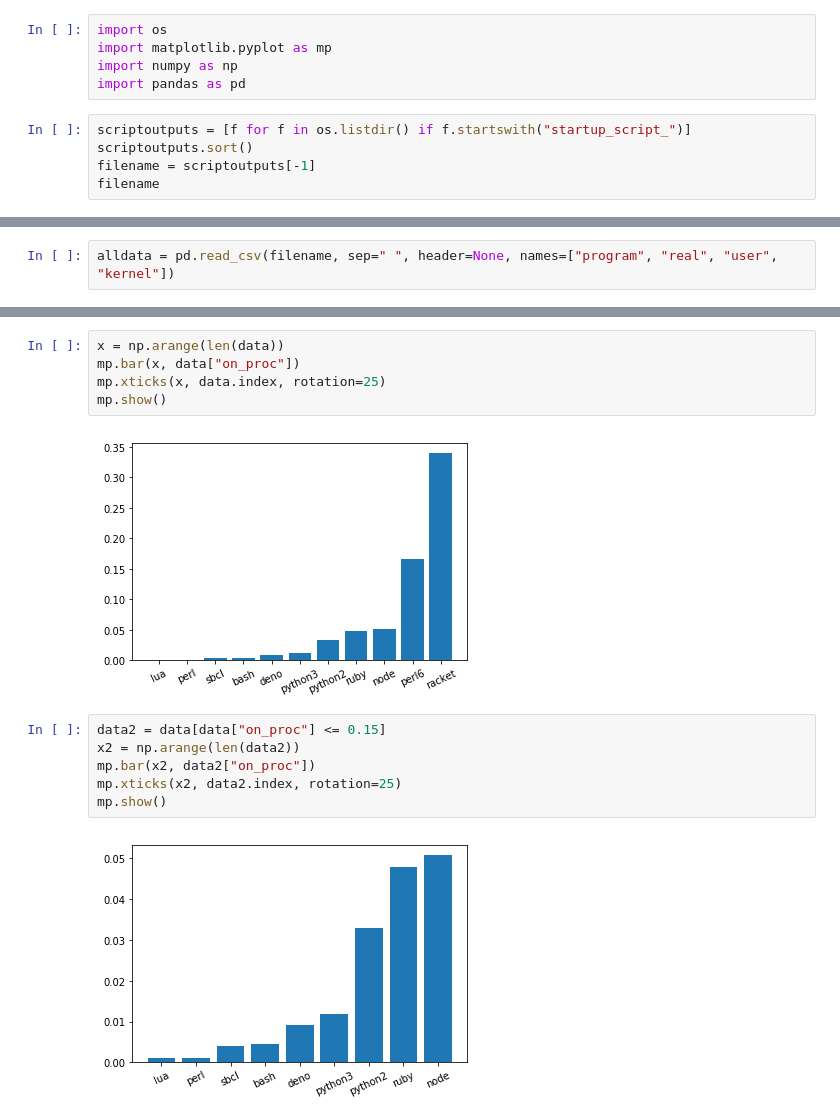
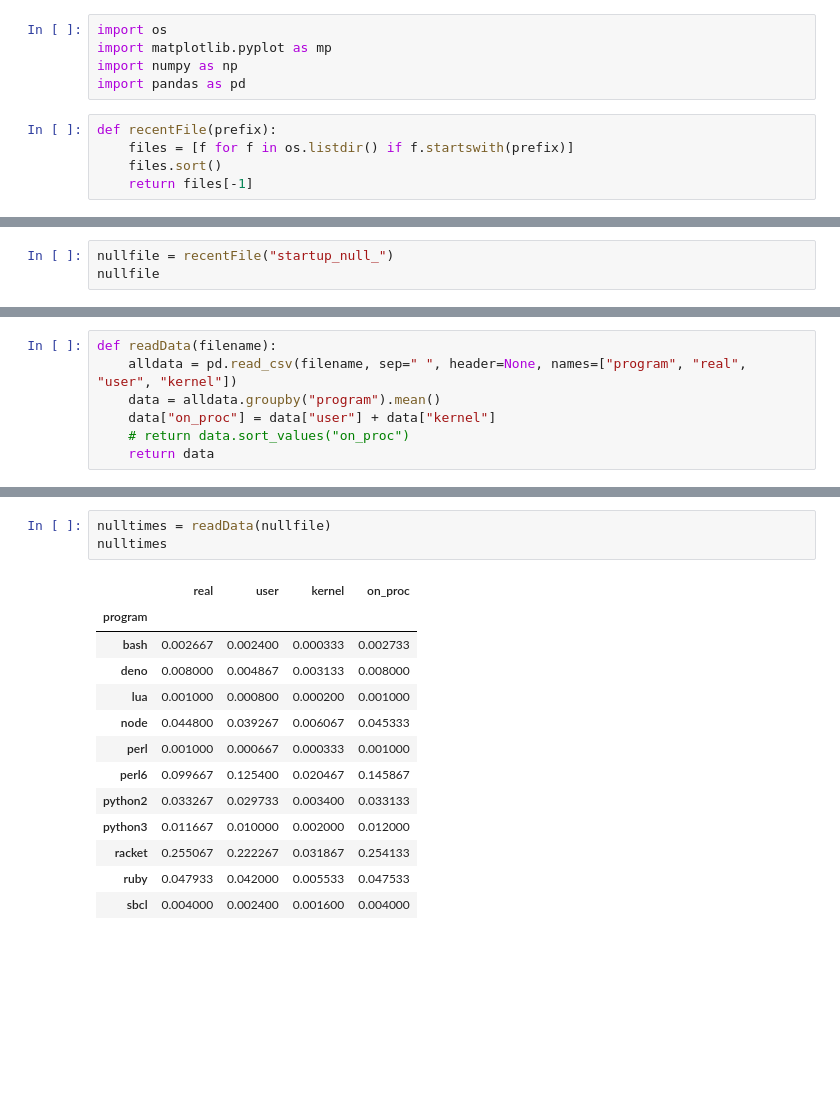
Before and after one commit to wilt00/startuptime, a Jupyter notebook: analysis.ipynb, the cells around one changed output, grey strips where cells are left out. Drawn from its saved outputs; the diff is of its cells as text; blank space fills up the shorter version.

Commit message:
Record versions, compare against /dev/null

```diff
--- a/analysis.ipynb
+++ b/analysis.ipynb
@@ -4,7 +4,7 @@ import matplotlib.pyplot as mp
 import numpy as np
 import pandas as pd
 # %%
-scriptoutputs = [f for f in os.listdir() if f.startswith("startup_script_")]
-scriptoutputs.sort()
-filename = scriptoutputs[-1]
-filename
+def recentFile(prefix):
+    files = [f for f in os.listdir() if f.startswith(prefix)]
+    files.sort()
+    return files[-1]
@@ -12,0 +32,3 @@ filename
+# %%
+nullfile = recentFile("startup_null_")
+nullfile
@@ -13,2 +42,7 @@ filename
 # %%
-alldata = pd.read_csv(filename, sep=" ", header=None, names=["program", "real", "user", "kernel"])
+def readData(filename):
+    alldata = pd.read_csv(filename, sep=" ", header=None, names=["program", "real", "user", "kernel"])
+    data = alldata.groupby("program").mean()
+    data["on_proc"] = data["user"] + data["kernel"]
+    # return data.sort_values("on_proc")
+    return data
@@ -34,15 +49,17 @@ data
-# %%
-x = np.arange(len(data))
-mp.bar(x, data["on_proc"])
-mp.xticks(x, data.index, rotation=25)
-mp.show()
-# %% [output]
-[figure, removed]
-# %%
-data2 = data[data["on_proc"] <= 0.15]
-x2 = np.arange(len(data2))
-mp.bar(x2, data2["on_proc"])
-mp.xticks(x2, data2.index, rotation=25)
-mp.show()
-# %% [output]
-[figure, removed]
+# %%
+nulltimes = readData(nullfile)
+nulltimes
+# %% [output]
+|  | real | user | kernel | on_proc |
+| program |  |  |  |  |
+| bash | 0.002667 | 0.002400 | 0.000333 | 0.002733 |
+| deno | 0.008000 | 0.004867 | 0.003133 | 0.008000 |
+| lua | 0.001000 | 0.000800 | 0.000200 | 0.001000 |
+| node | 0.044800 | 0.039267 | 0.006067 | 0.045333 |
+| perl | 0.001000 | 0.000667 | 0.000333 | 0.001000 |
+| perl6 | 0.099667 | 0.125400 | 0.020467 | 0.145867 |
+| python2 | 0.033267 | 0.029733 | 0.003400 | 0.033133 |
+| python3 | 0.011667 | 0.010000 | 0.002000 | 0.012000 |
+| racket | 0.255067 | 0.222267 | 0.031867 | 0.254133 |
+| ruby | 0.047933 | 0.042000 | 0.005533 | 0.047533 |
+| sbcl | 0.004000 | 0.002400 | 0.001600 | 0.004000 |
```
Also changed, not shown: parts of 9 cells of this notebook, 1 other file.
